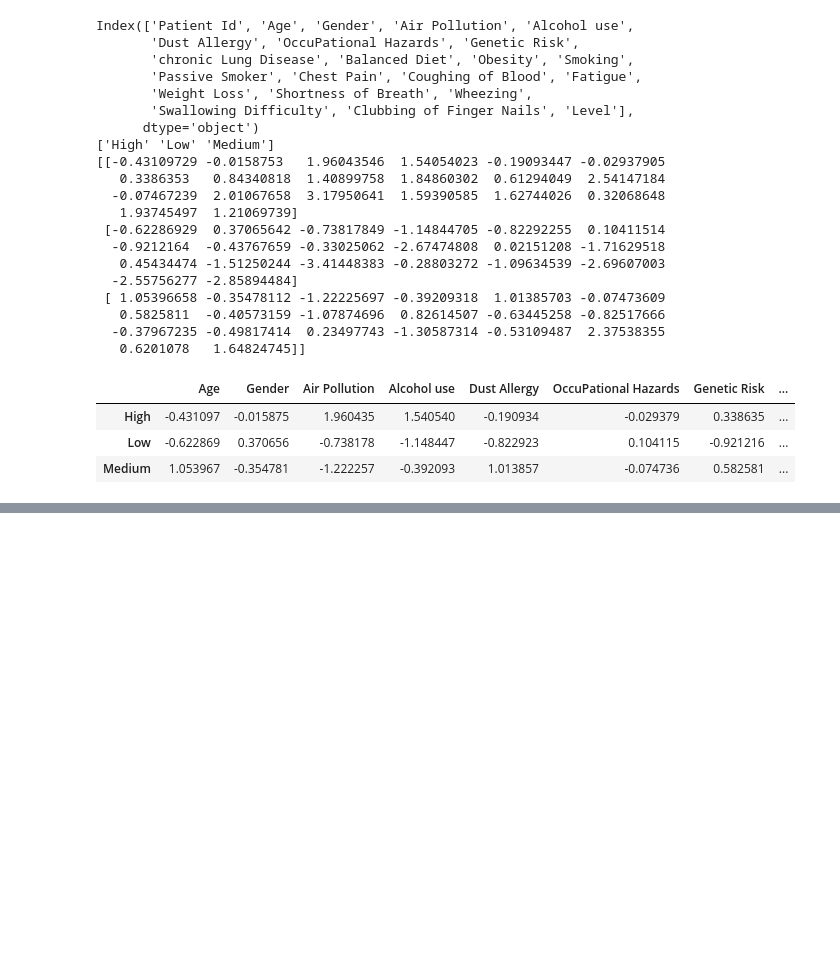
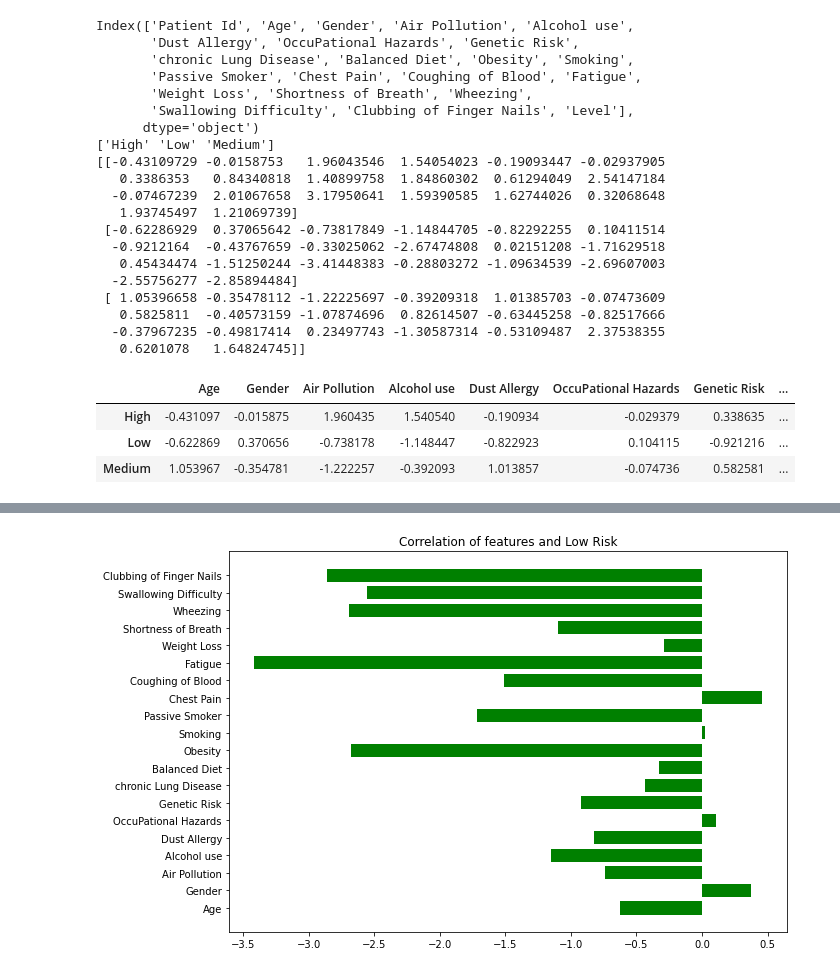
Before and after one commit to Aren-Deza/GroupL-MP197, a Jupyter notebook: Lung Cancer Prediction.ipynb, the cells around one changed output, grey strips where cells are left out. Saved outputs shown, nothing was run; the diff lists cells and outputs as text; code cells hidden in the pictures; blank space fills up the shorter version.

```diff
--- a/Lung Cancer Prediction.ipynb
+++ b/Lung Cancer Prediction.ipynb
@@ -273,0 +286,7 @@ df2.set_index(log_reg.classes_)
+# %%
+fig = plt.figure(figsize =(10, 7))
+plt.barh(df2.keys(), df2.values[1], color='green', height = 0.75)
+plt.title("Correlation of features and Low Risk")
+plt.show()
+# %% [output]
+[figure, added]
```
Also changed, not shown: parts of 7 cells of this notebook.
